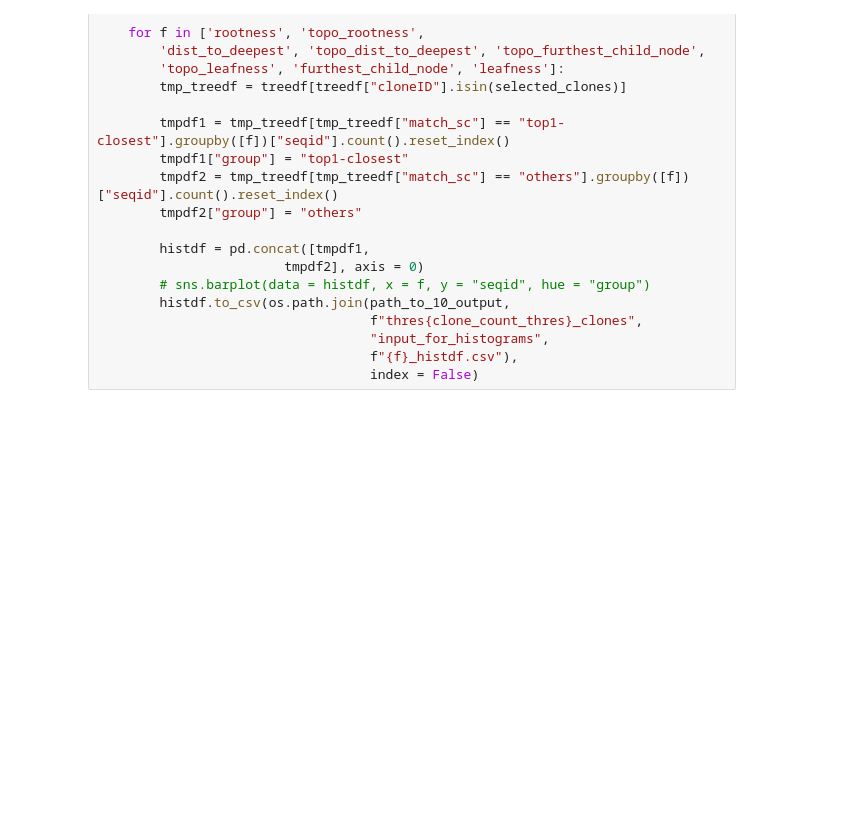
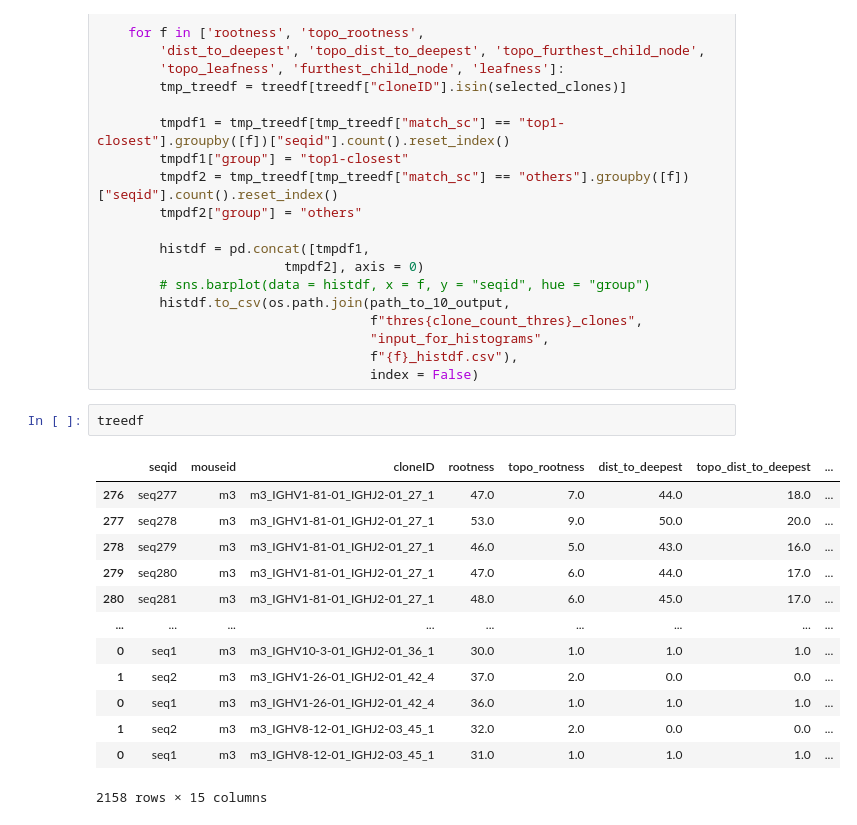
Before and after one commit to hieunguyen4193/sc_bulk_BCR_data_analysis, a Jupyter notebook: Tree10_bar_plot_tree_features.ipynb, the cells around one changed output. Saved outputs shown, nothing was run; the diff lists cells and outputs as text; blank space fills up the shorter version.

```diff
--- a/Tree10_bar_plot_tree_features.ipynb
+++ b/Tree10_bar_plot_tree_features.ipynb
@@ -159,4 +159,20 @@ for mouseid in ["m1", "m2", "m3"]:
                                    "input_for_histograms",
                                    f"{f}_histdf.csv"),
                                    index = False)
+# %%
+treedf
+# %% [output]
+|  | seqid | mouseid | cloneID | rootness | topo_rootness | dist_to_deepest | topo_dist_to_deepest | ... |
+| 276 | seq277 | m3 | m3_IGHV1-81-01_IGHJ2-01_27_1 | 47.0 | 7.0 | 44.0 | 18.0 | ... |
+| 277 | seq278 | m3 | m3_IGHV1-81-01_IGHJ2-01_27_1 | 53.0 | 9.0 | 50.0 | 20.0 | ... |
+| 278 | seq279 | m3 | m3_IGHV1-81-01_IGHJ2-01_27_1 | 46.0 | 5.0 | 43.0 | 16.0 | ... |
+| 279 | seq280 | m3 | m3_IGHV1-81-01_IGHJ2-01_27_1 | 47.0 | 6.0 | 44.0 | 17.0 | ... |
+| 280 | seq281 | m3 | m3_IGHV1-81-01_IGHJ2-01_27_1 | 48.0 | 6.0 | 45.0 | 17.0 | ... |
+| ... | ... | ... | ... | ... | ... | ... | ... | ... |
+| 0 | seq1 | m3 | m3_IGHV10-3-01_IGHJ2-01_36_1 | 30.0 | 1.0 | 1.0 | 1.0 | ... |
+| 1 | seq2 | m3 | m3_IGHV1-26-01_IGHJ2-01_42_4 | 37.0 | 2.0 | 0.0 | 0.0 | ... |
+| 0 | seq1 | m3 | m3_IGHV1-26-01_IGHJ2-01_42_4 | 36.0 | 1.0 | 1.0 | 1.0 | ... |
+| 1 | seq2 | m3 | m3_IGHV8-12-01_IGHJ2-03_45_1 | 32.0 | 2.0 | 0.0 | 0.0 | ... |
+| 0 | seq1 | m3 | m3_IGHV8-12-01_IGHJ2-03_45_1 | 31.0 | 1.0 | 1.0 | 1.0 | ... |
+2158 rows × 15 columns
 # %%
```
Also changed, not shown: parts of 4 cells of this notebook, 2 other files.
